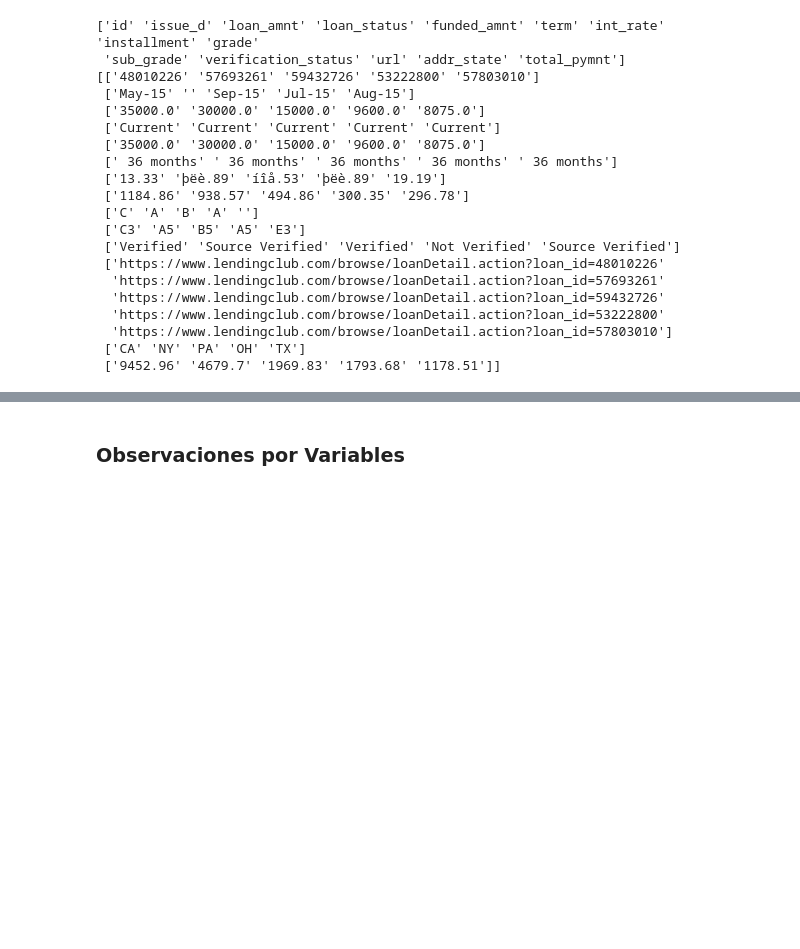
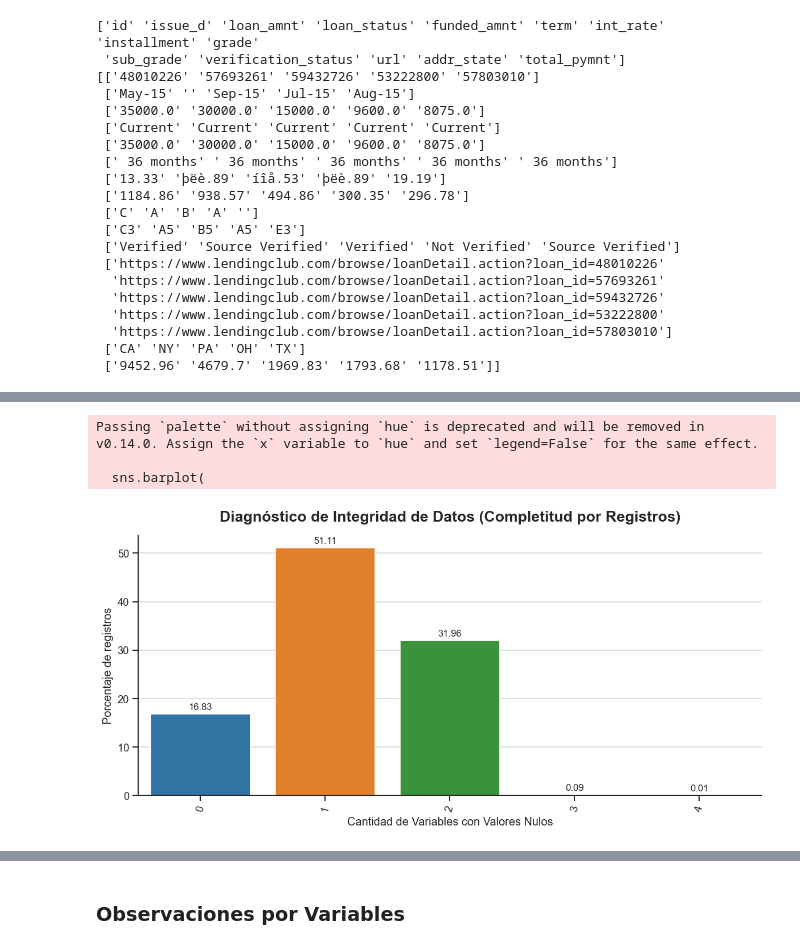
Before and after one commit to Ernesto9734/Data-Analyst-Projects, a Jupyter notebook: Project 01 - Data Cleaning and Preprocessing/notebook.ipynb, the cells around one changed output, grey strips where cells are left out. Cells and saved outputs as stored; diff of their text form; code cells hidden in the pictures; blank space fills up the shorter version.

```diff
--- a/Project 01 - Data Cleaning and Preprocessing/notebook.ipynb
+++ b/Project 01 - Data Cleaning and Preprocessing/notebook.ipynb
@@ -327,0 +787,14 @@ memory usage: 1.1+ MB
+# %%
+generacion_grafico_barra(
+    datos=completitud_registros_ordenado,
+    columnas=completitud_registros_ordenado.columns,
+    titulo='Diagnóstico de Integridad de Datos (Completitud por Registros)',
+    xlabel='Cantidad de Variables con Valores Nulos',
+    ylabel='Porcentaje de registros',
+    ancho=10
+)
+# %% [output]
+Passing `palette` without assigning `hue` is deprecated and will be removed in v0.14.0. Assign the `x` variable to `hue` and set `legend=False` for the same effect.
+
+  sns.barplot(
+[figure, added]
```
Also changed, not shown: parts of 97 cells of this notebook.
